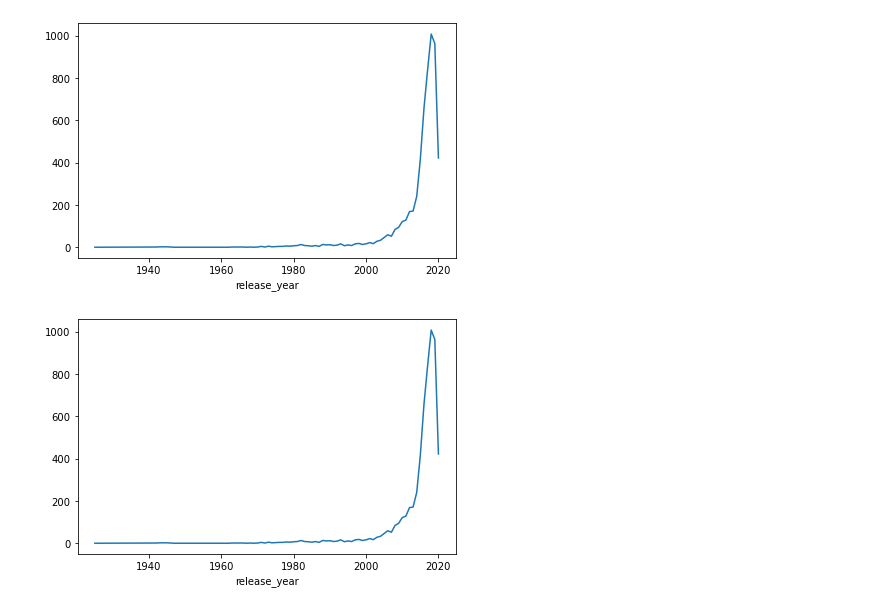
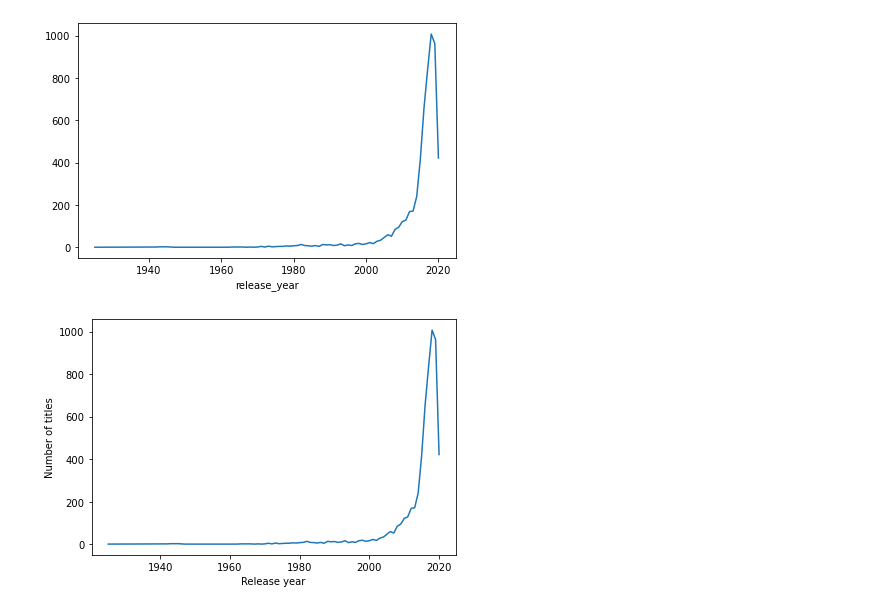
Before and after one commit to p33ves/learning-datascience, a Jupyter notebook: netflix/notebooks/Exploring pandas.ipynb, the cells around one changed output. Cells and saved outputs as stored; diff of their text form; code cells hidden in the pictures.

Commit message:
modifying plots with axes

```diff
--- a/netflix/notebooks/Exploring pandas.ipynb
+++ b/netflix/notebooks/Exploring pandas.ipynb
@@ -146,7 +146,9 @@ content_by_year.plot()
 # %%
 fig = plt.figure()
 subplot = fig.add_subplot(1,1,1)
 content_by_year.plot(ax=subplot)
+subplot.set_xlabel("Release year")
+subplot.set_ylabel("Number of titles")
 fig.show()
 # %% [output]
-[figure, old version]
+[figure, new version]
```
